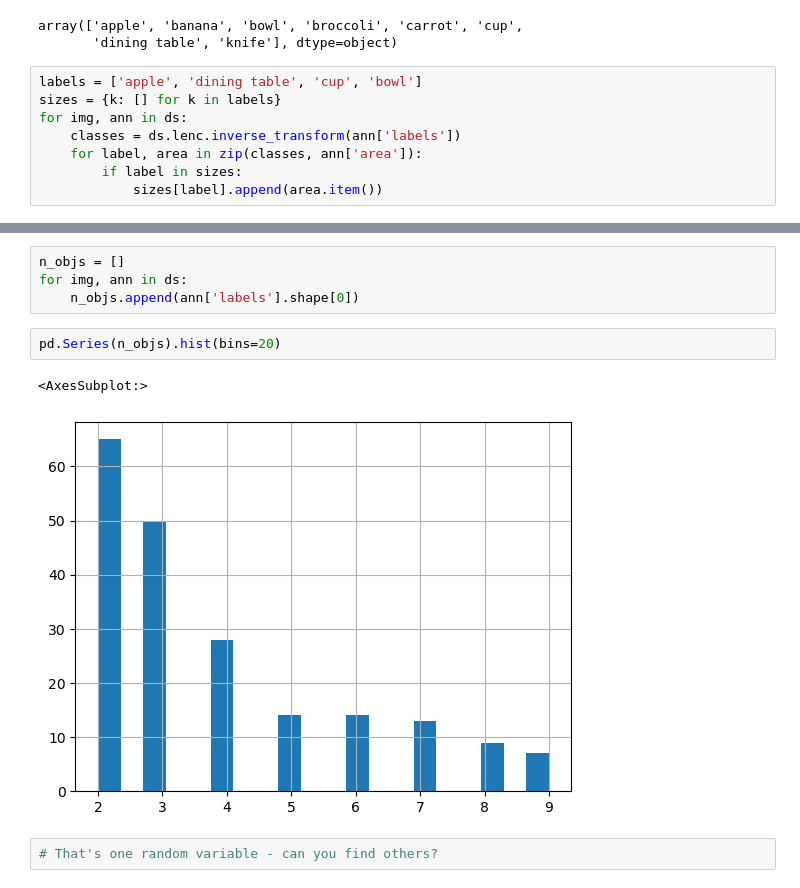
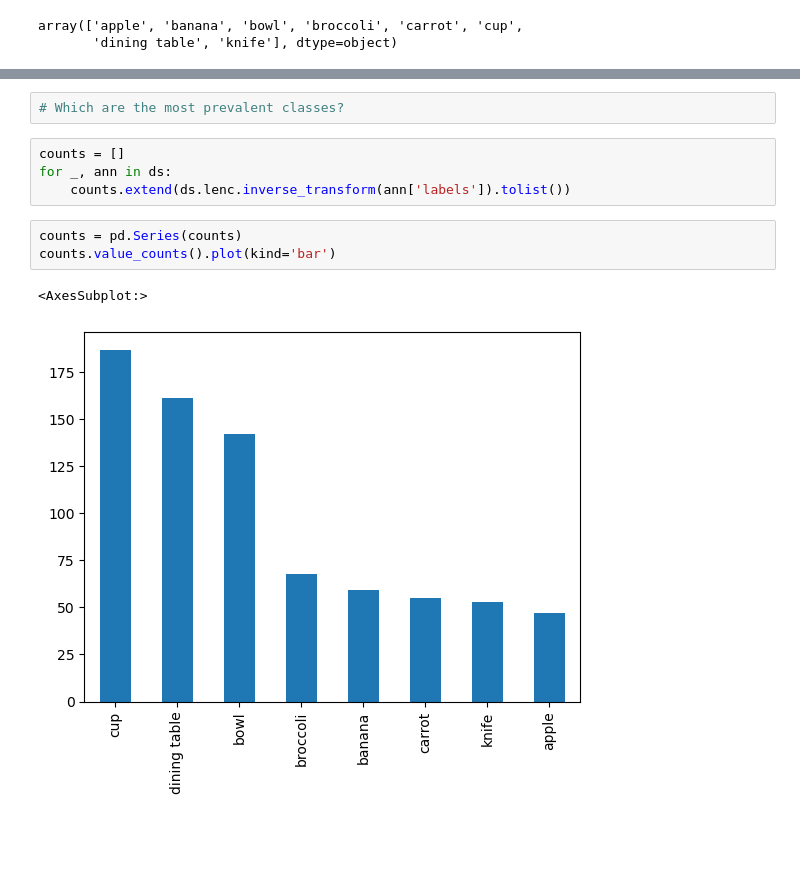
Before and after one commit to jaidevd/obj-detection-stratification, a Jupyter notebook: coco/sampling.ipynb, the cells around one changed output, grey strips where cells are left out. Drawn from its saved outputs; the diff is of its cells as text; blank space fills up the shorter version.

```diff
--- a/coco/sampling.ipynb
+++ b/coco/sampling.ipynb
@@ -10,11 +10,3 @@ ds.lenc.classes_
 # %% [output]
 array(['apple', 'banana', 'bowl', 'broccoli', 'carrot', 'cup',
        'dining table', 'knife'], dtype=object)
-# %%
-labels = ['apple', 'dining table', 'cup', 'bowl']
-sizes = {k: [] for k in labels}
-for img, ann in ds:
-    classes = ds.lenc.inverse_transform(ann['labels'])
-    for label, area in zip(classes, ann['area']):
-        if label in sizes:
-            sizes[label].append(area.item())
@@ -32,11 +13,12 @@ plt.tight_layout()
+# %%
+# Which are the most prevalent classes?
 # %%
-n_objs = []
-for img, ann in ds:
-    n_objs.append(ann['labels'].shape[0])
+counts = []
+for _, ann in ds:
+    counts.extend(ds.lenc.inverse_transform(ann['labels']).tolist())
-# %%
-pd.Series(n_objs).hist(bins=20)
-# %% [output]
-<AxesSubplot:>
-[figure, removed]
-# %%
-# That's one random variable - can you find others?
+# %%
+counts = pd.Series(counts)
+counts.value_counts().plot(kind='bar')
+# %% [output]
+<AxesSubplot:>
+[figure, added]
```
Also changed, not shown: parts of 25 cells of this notebook, 6 other files.
